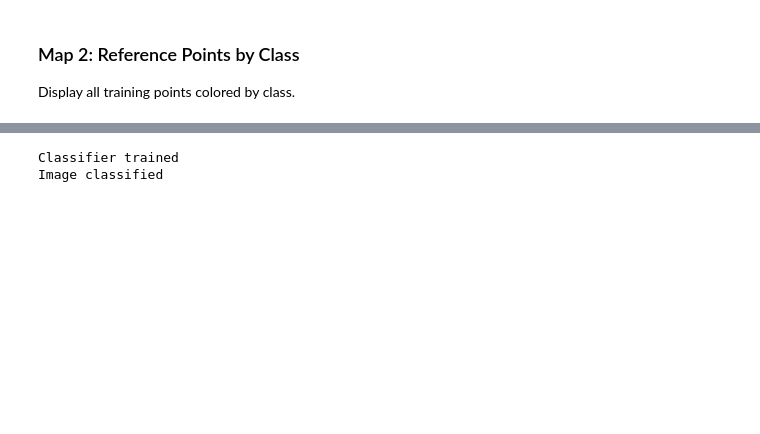
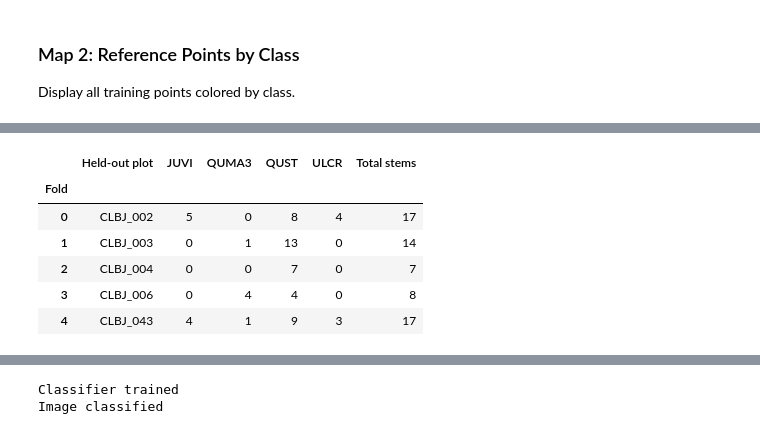
Before and after one commit to jmus2235/python-gee-ml-tutorial, a Jupyter notebook: scripts/clbj_rf_classification_v3.ipynb, the cells around one changed output, grey strips where cells are left out. Cells and saved outputs as stored; diff of their text form; code cells hidden in the pictures; blank space fills up the shorter version.

```diff
--- a/scripts/clbj_rf_classification_v3.ipynb
+++ b/scripts/clbj_rf_classification_v3.ipynb
@@ -728,13 +759,15 @@ Combine the tree species points from VST with the non-tree points. Assign numeri
 # %%
-# Create class lookup dictionary from VST species
-unique_species = vst_filtered['taxonID'].unique()
-class_lookup = {species: idx for idx, species in enumerate(sorted(unique_species))}
+# Class lookup table: defined once and used by all later cells
+tree_species = sorted(vst_filtered['taxonID'].unique())
+class_lookup = {species: idx for idx, species in enumerate(tree_species)}
+class_lookup.update({'GRSS': 7, 'WATR': 8, 'SHADE': 9})
+class_names = {num: name for name, num in class_lookup.items()}
 
-# Add non-tree classes
-max_tree_class = len(class_lookup)
-class_lookup['GRSS'] = max_tree_class
-class_lookup['WATR'] = max_tree_class + 1
-class_lookup['SHADE'] = max_tree_class + 2
+# Display colors (hex) for maps
+class_colors = {
+    'JUVI': 'FFFF00', 'QUMA3': 'FFA500', 'QUST': '006400', 'ULCR': '800080',
+    'GRSS': '90EE90', 'WATR': '0000FF', 'SHADE': '000000'
+}
 
 print('Class lookup table:')
 for taxon, num in sorted(class_lookup.items(), key=lambda x: x[1]):
@@ -886,57 +921,21 @@ This ensures the test set represents true generalization to new locations, not j
 # %%
-# Separate tree and non-tree points
-# Tree classes: 0 (JUVI), 1 (QUST), 2 (ULCR)
-# Non-tree classes: 7 (GRSS), 8 (WATR), 9 (SHADE)
-tree_points = all_points.filter(ee.Filter.inList('class', [0, 1, 2]))
-non_tree_points = all_points.filter(ee.Filter.inList('class', [7, 8, 9]))
+# Show the cross-validation design: held-out plot and tree stems in each fold
+fold_rows = []
+for fold, plot in fold_to_plot.items():
+    counts = vst_filtered[vst_filtered['plotID'] == plot]['taxonID'].value_counts()
+    row = {'Fold': fold, 'Held-out plot': plot}
+    row.update({species: int(counts.get(species, 0)) for species in tree_species})
+    row['Total stems'] = int(counts.sum())
+    fold_rows.append(row)
 
-print(f'Tree points: {tree_points.size().getInfo()}')
-print(f'Non-tree points: {non_tree_points.size().getInfo()}')
-
-# Get tree data as pandas DataFrame to split by plot
-tree_data = tree_points.getInfo()
-tree_df = pd.DataFrame([{
-    'plotID': f['properties']['plotID'],
-    'class': f['properties']['class'],
-    'taxonID': f['properties']['taxonID']
-} for f in tree_data['features']])
-
-# Get unique plots
-unique_plots = tree_df['plotID'].unique()
-print(f'\nUnique plots in tree data: {len(unique_plots)}')
-print(f'Plot IDs: {sorted(unique_plots)}')
-
-# Split plots 80/20 with same seed for reproducibility
-np.random.seed(1)
-shuffled_plots = np.random.permutation(unique_plots)
-n_train = int(len(shuffled_plots) * 0.8)
-train_plots = shuffled_plots[:n_train]
-test_plots = shuffled_plots[n_train:]
-
-print(f'\nTraining plots: {sorted(train_plots)}')
-print(f'Test plots: {sorted(test_plots)}')
-
-# Create plot lists as Earth Engine objects
-train_plots_ee = ee.List(train_plots.tolist())
-test_plots_ee = ee.List(test_plots.tolist())
-
-# Filter tree points by plot membership
-tree_training = tree_points.filter(ee.Filter.inList('plotID', train_plots_ee))
-tree_test = tree_points.filter(ee.Filter.inList('plotID', test_plots_ee))
-
-# Split non-tree points randomly (they don't have plots)
-non_tree_random = non_tree_points.randomColumn(seed=1)
-non_tree_training = non_tree_random.filter(ee.Filter.lt('random', 0.80))
-non_tree_test = non_tree_random.filter(ee.Filter.gte('random', 0.80))
-
-# Merge tree and non-tree splits
-training = tree_training.merge(non_tree_training)
-test = tree_test.merge(non_tree_test)
-
-print(f'\nFinal training set: {training.size().getInfo()} points')
-print(f'  Trees: {tree_training.size().getInfo()}')
-print(f'  Non-trees: {non_tree_training.size().getInfo()}')
-print(f'\nFinal test set: {test.size().getInfo()} points')
-print(f'  Trees: {tree_test.size().getInfo()}')
-print(f'  Non-trees: {non_tree_test.size().getInfo()}')
+fold_df = pd.DataFrame(fold_rows).set_index('Fold')
+display(fold_df)
+# %% [output]
+|  | Held-out plot | JUVI | QUMA3 | QUST | ULCR | Total stems |
+| Fold |  |  |  |  |  |  |
+| 0 | CLBJ_002 | 5 | 0 | 8 | 4 | 17 |
+| 1 | CLBJ_003 | 0 | 1 | 13 | 0 | 14 |
+| 2 | CLBJ_004 | 0 | 0 | 7 | 0 | 7 |
+| 3 | CLBJ_006 | 0 | 4 | 4 | 0 | 8 |
+| 4 | CLBJ_043 | 4 | 1 | 9 | 3 | 17 |
 # %% [markdown]
```
Also changed, not shown: parts of 36 cells of this notebook, 4 other files.
